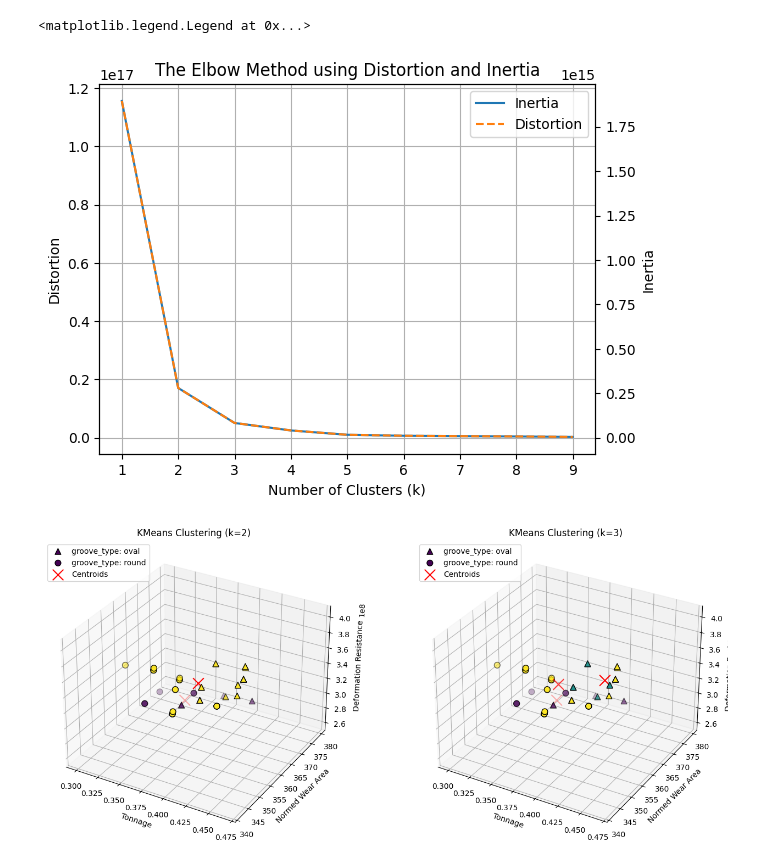
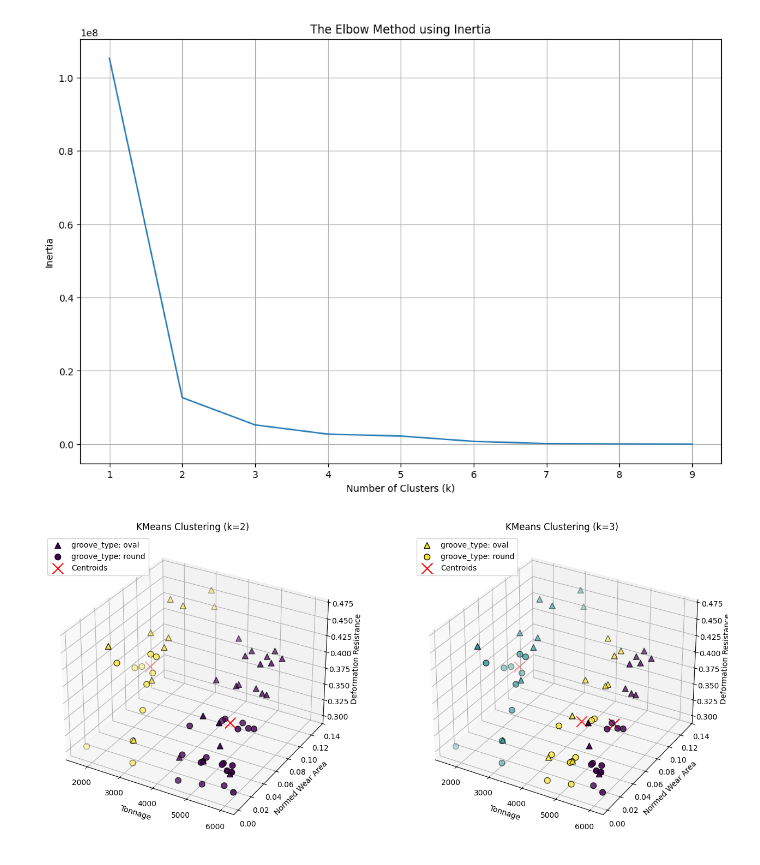
Before and after one commit to ChRen95/phd-thesis-fitting-wear-coefficient, a Jupyter notebook: data_clustering_pre_clustering.ipynb, the cells around one changed output. Drawn from its saved outputs; the diff is of its cells as text; code cells hidden in the pictures.

Commit message:
added elbow method image

```diff
--- a/data_clustering_pre_clustering.ipynb
+++ b/data_clustering_pre_clustering.ipynb
@@ -143,6 +145,7 @@ deformation_resistances = []
 max_roll_surface_temperature =[]
 relative_wear_length = []
 types = []
+roll_gap_ratios = []
 for data_per_pass in data:
     roll_surface_temp_arr = np.array(data_per_pass["roll_temperature_profile"].tolist(),dtype=np.float32)
     max_roll_surface_temperature.append(np.max(roll_surface_temp_arr[1]))
@@ -152,6 +155,7 @@ for data_per_pass in data:
     deformation_resistances.append(data_per_pass['p_deformation_resistance'])
     types.append(data_per_pass['groove_type'])
     relative_wear_length.append(data_per_pass['relative_wear_length'])
+    roll_gap_ratios.append(data_per_pass['roll_gap_ratio'])
 # %%
 df = pd.DataFrame({
     'tonnage': np.array(tonnages),
@@ -161,45 +165,33 @@ df = pd.DataFrame({
     'groove_type': np.array(types),
     'roll_surface_temperature': np.array(max_roll_surface_temperature),
     'relative_wear_length': np.array(relative_wear_length),
+    'roll_gap_ratio': np.array(roll_gap_ratios),
+    'relative_surface_temperature': np.array(max_roll_surface_temperature) / np.array(temperatures)
 })
 # %%
-features_for_clustering = ['tonnage', 'normed_wear_area', 'deformation_resistance', 'temperature', 'roll_surface_temperature', 'relative_wear_length']
+features_for_clustering = ['tonnage', 'normed_wear_area', 'relative_wear_length', 'roll_gap_ratio', 'relative_surface_temperature']
 fitting_array = df[features_for_clustering].values
 # %%
-distortions = []
 inertias = []
 mapping1 = {}
-mapping2 = {}
+
 K = range(1, 10)
 for k in K:
     kmeanModel = KMeans(n_clusters=k, random_state=42).fit(fitting_array)
     df['cluster'] = kmeanModel.predict(fitting_array)
-
-    distortions.append(
-        sum(np.min(cdist(fitting_array, kmeanModel.cluster_centers_, 'euclidean'), axis=1) ** 2) / fitting_array.shape[
-            0])
     inertias.append(kmeanModel.inertia_)
-
-    mapping1[k] = distortions[-1]
-    mapping2[k] = inertias[-1]
+    mapping1[k] = inertias[-1]
 # %%
-fig, ax = plt.subplots()
-ax2 = ax.twinx()
+fig, ax = plt.subplots(figsize=(12, 8))
 ax.grid(True)
 ax.set_xlabel('Number of Clusters (k)')
+ax.plot(K, inertias, label="Inertia", color="C0")
+ax.set_title('The Elbow Method using Inertia')
+ax.set_ylabel('Inertia')
 
-ax.plot(K, inertias, label="Inertia", color="C0")
-ax2.plot(K, distortions, label="Distortion", color="C1", linestyle="--")
-
-ax.set_title('The Elbow Method using Distortion and Inertia')
-ax.set_ylabel('Distortion')
-ax2.set_ylabel('Inertia')
-lines, labels = ax.get_legend_handles_labels()
-lines2, labels2 = ax2.get_legend_handles_labels()
-ax2.legend(lines + lines2, labels + labels2, loc='upper right')
+fig.savefig(result_dir / "elbow_method_inertia.pdf", bbox_inches='tight', dpi=300)
 # %% [output]
-<matplotlib.legend.Legend at 0x...>
-[figure, old version]
+[figure, new version]
 # %%
 fig = plt.figure(figsize=(14, 6))
 tag_to_marker = {'round': 'o', 'oval': '^'}
@@ -212,9 +204,9 @@ for idx, k in enumerate([2, 3], 1):
     for tag in df['groove_type'].unique():
         mask = df['groove_type'] == tag
         ax.scatter(
+            df.loc[mask, 'tonnage'],
+            df.loc[mask, 'normed_wear_area'],
             df.loc[mask, 'relative_wear_length'],
-            df.loc[mask, 'roll_surface_temperature'],
-            df.loc[mask, 'deformation_resistance'],
             c=y_kmeans[mask],
             cmap='viridis',
             marker=tag_to_marker[tag],
@@ -224,8 +216,8 @@ for idx, k in enumerate([2, 3], 1):
         )
 
     ax.scatter(
-        kmeans.cluster_centers_[:, 5],
-        kmeans.cluster_centers_[:, 4],
+        kmeans.cluster_centers_[:, 0],
+        kmeans.cluster_centers_[:, 1],
         kmeans.cluster_centers_[:, 2],
         c='red', marker='x', s=200, label='Centroids'
     )
@@ -239,4 +231,4 @@ for idx, k in enumerate([2, 3], 1):
 plt.tight_layout()
 plt.show()
 # %% [output]
-[figure, old version]
+[figure, new version]
```
Also changed, not shown: parts of 2 cells of this notebook, 1 other file.
